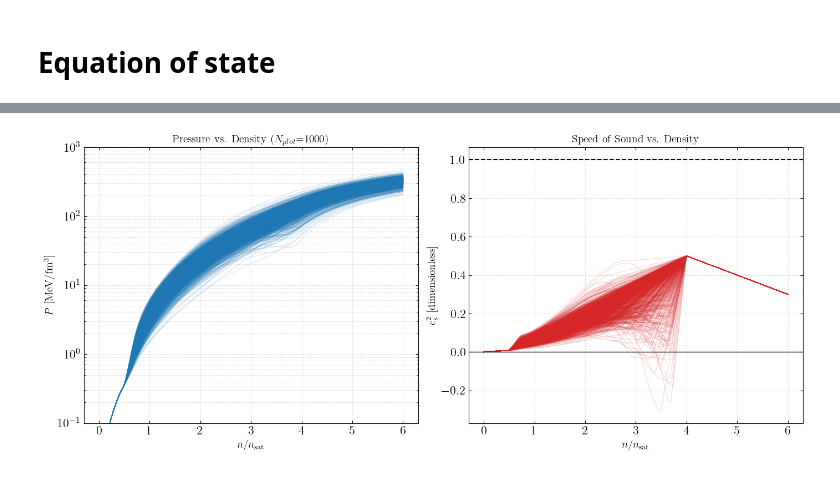
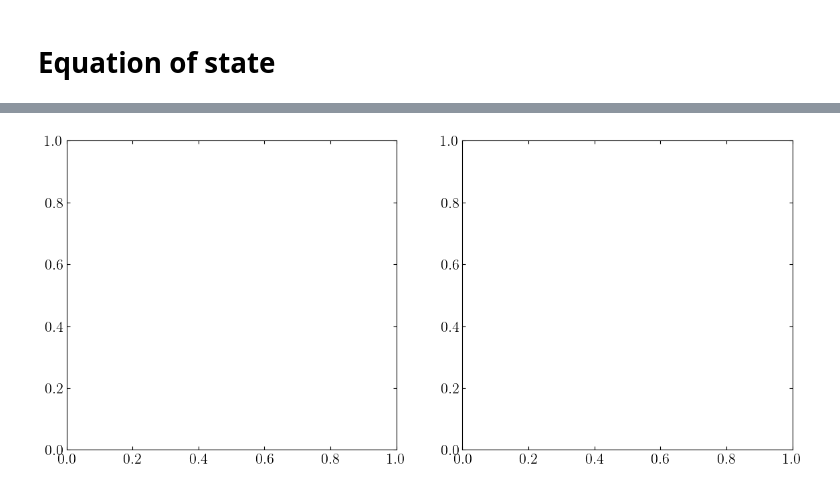
Before and after one commit to diodaberjalan/jester, a Jupyter notebook: docs/examples/eos_tov/eos_tov_skryme.ipynb, the cells around one changed output, grey strips where cells are left out. Saved outputs shown, nothing was run; the diff lists cells and outputs as text; code cells hidden in the pictures.

```diff
--- a/docs/examples/eos_tov/eos_tov_skryme.ipynb
+++ b/docs/examples/eos_tov/eos_tov_skryme.ipynb
@@ -27,8 +27,8 @@ import jesterTOV.utils as utils
 nsat = 0.16  # nuclear saturation density in fm^-3
 
 # Define the EOS object - Skyrme with CSE
-eos = Skyrme_with_CSE_EOS_model(nmax_nsat=6.0)
-eos_approx = Skyrme_with_CSE_EOS_model(nmax_nsat=6.0, proton_fraction='approx')
+eos = Skyrme_with_CSE_EOS_model(nmax_nsat=8.0)
+eos_approx = Skyrme_with_CSE_EOS_model(nmax_nsat=8.0, proton_fraction='approx')
 
 # Define the INM (Infinite Nuclear Matter) parameters for Skyrme
 # These are converted to Skyrme force parameters internally
@@ -457,28 +457,28 @@ print("✅ Patch applied. You can now run JAX JIT without dynamic shape errors."
 # }
 inm_ranges = {
     # Momentum and Extended Skyrme Parameters
-    "t2": (-1, 1),      # Velocity dependence (MeV fm^5); can be positive or negative.
-    "t4": (-400, 0),      # Repulsive high-density correction; typically negative or zero.
-    "x0": (-1.0, 0),     # Spin-exchange (dimensionless); often negative in SLy family.
-    "x1": (-5.0, 5.0),     # Finite-range spin balance.
-    "x4": (-5.0, 5.0),   # Extended term spin balance (dimensionless).[9]
+    "t2": (-1e-2, 1e-1),      # Velocity dependence (MeV fm^5); can be positive or negative.
+    "t4": (-500, 0),      # Repulsive high-density correction; typically negative or zero.
+    "x0": (-1.0, 1),     # Spin-exchange (dimensionless); often negative in SLy family.
+    "x1": (-1.0, 230),     # Finite-range spin balance.
+    "x4": (-5.0, 7.0),   # Extended term spin balance (dimensionless).[9]
 
     # Density Exponents
-    "alph": (0.1, 0.4),    # Saturation curvature; covers standard 1/6 to 1/3.[6, 4]
-    "beta": (0.0, 1.0),    # Density scaling for t4 extended term.[9]
-    "gamma": (0.0, 1.0),   # Density scaling for t5 extended term.[9]
+    "alph": (0.05, 0.2),    # Saturation curvature; covers standard 1/6 to 1/3.[6, 4]
+    "beta": (0.01, 0.5),    # Density scaling for t4 extended term.[9]
+    "gamma": (0.01, 0.3),   # Density scaling for t5 extended term.[9]
 
     # Macroscopic Empirical Parameters
-    "kfsat": (1.2, 1.5),   # Saturation Fermi momentum (fm^-1); covers n_sat approx 0.12-0.20.[5]
-    "av": (-18.0, -14.0),  # Binding energy (MeV); centered at -16.0.
+    "kfsat": (1.32, 1.33),   # Saturation Fermi momentum (fm^-1); covers n_sat approx 0.12-0.20.[5]
+    "av": (-17.0, -14.5),  # Binding energy (MeV); centered at -16.0.
     "J": (28.0, 40.0),     # Symmetry energy at saturation (MeV).
-    "meffs": (0.6, 1.1),   # Isoscalar effective mass ratio (m*/m).[10]
-    "meffv": (0.6, 1.1),   # Isovector effective mass ratio (m*/m).[10]
+    "meffs": (0.7, 1.),   # Isoscalar effective mass ratio (m*/m).[10]
+    "meffv": (0.7, 1.),   # Isovector effective mass ratio (m*/m).[10]
     "Kinf": (210.0, 280.0), # Nuclear incompressibility (MeV); from GMR experiments.
 
     # High-Density and Transition Parameters
-    "eNMhd": (100.0, 300.0), # Energy per nucleon at high density (MeV).[7]
-    "nbreak": (0.16, 0.6),   # Metamodel breakdown density (fm^-3); approx 2.5-6x saturation.
+    "eNMhd": (200.0, 500.0), # Energy per nucleon at high density (MeV).[7]
+    "nbreak": (1, 1.2),   # breakdown density (fm^-3)
 }
 param_names = list(inm_ranges.keys())
 n_tests = 10000
@@ -502,7 +502,7 @@ inm_batch = {
 
 # Constants
 nsat = 0.16
-ngrids = jnp.array([4.0, 5.0, 6.0, 7.0]) * nsat
+ngrids = jnp.array([10.0, 15.0, 20.0, 25.0]) * nsat
 cs2grids = jnp.array([0.5, 0.4, 0.3, 0.2])
 
 # ---------------------------------------------------------
@@ -722,56 +722,6 @@ n_plot = min(1000, n_valid)
 plot_indices = np.random.choice(np.array(valid_indices), size=n_plot, replace=False)
 
 fig, axes = plt.subplots(1, 2, figsize=(14, 6))
-
-# --- Plot 1: Pressure vs Density ---
-ax_p = axes[0]
-for idx in plot_indices:
-    # Extract arrays for this specific test
-    n_i = ns_all[idx]
-    p_i = ps_all[idx]/ utils.MeV_fm_inv3_to_geometric
-
-    # Normalize density by saturation density (nsat = 0.16)
-    n_norm = n_i / utils.fm_inv3_to_geometric / nsat
-
-    # Plot P vs n/nsat
-    # Note: Assuming p_i is in MeV/fm^3. If you have utils, divide by conversion factor.
-    ax_p.plot(n_norm, p_i, color='tab:blue', alpha=0.15, linewidth=1)
-
-ax_p.set_xlabel(r"$n/n_{\rm{sat}}$", fontsize=14)
-ax_p.set_ylabel(r"$P$ [MeV/fm$^3$]", fontsize=14)
-ax_p.set_title(r"Pressure vs. Density ($N_{plot}$=" + f"{n_plot})", fontsize=14)
-ax_p.grid(True, which='both', linestyle=':', alpha=0.6)
-ax_p.set_yscale('log')
-ax_p.set_ylim(1e-1, 1e3) # Adjust limit based on your ngrids max
-
-# --- Plot 2: Speed of Sound vs Density ---
-ax_cs2 = axes[1]
-for idx in plot_indices:
-    # Extract arrays
-    n_i = ns_all[idx]
-    cs2_i = cs2_all[idx]
-
-    n_norm = n_i / utils.fm_inv3_to_geometric / nsat
-
-    # Plot cs2 vs n/nsat
-    ax_cs2.plot(n_norm, cs2_i, color='tab:red', alpha=0.15, linewidth=1)
-
-# Add reference lines for causality and stability
-ax_cs2.axhline(1.0, color='black', linestyle='--', linewidth=1.5, label='Causality ($c_s^2=1$)')
-# ax_cs2.axhline(1/3, color='gray', linestyle=':', linewidth=1.5, label='Conformal Limit ($c_s^2=1/3$)')
-ax_cs2.axhline(0.0, color='black', linestyle='-', linewidth=1.0) # Stability floor
-
-ax_cs2.set_xlabel(r"$n/n_{\rm{sat}}$", fontsize=14)
-ax_cs2.set_ylabel(r"$c_s^2$ [dimensionless]", fontsize=14)
-ax_cs2.set_title(r"Speed of Sound vs. Density", fontsize=14)
-ax_cs2.grid(True, which='both', linestyle=':', alpha=0.6)
-# ax_cs2.set_xlim(0, 7.0)
-# ax_cs2.set_ylim(-0.1, 1.2) # Show slightly below zero to catch instabilities
-# ax_cs2.legend(loc='upper right')
-
-plt.tight_layout()
-plt.show()
-plt.close()
 # %% [output]
 🩹 Applying JIT-safe monkey patch to Crust._preprocess...
 ✅ Patch applied. You can now run JAX JIT without dynamic shape errors.
@@ -796 +746 @@ Total valid EOS: 9971
-[figure, old version]
+[figure, new version]
```
Also changed, not shown: parts of 6 cells of this notebook, 10 other files.
